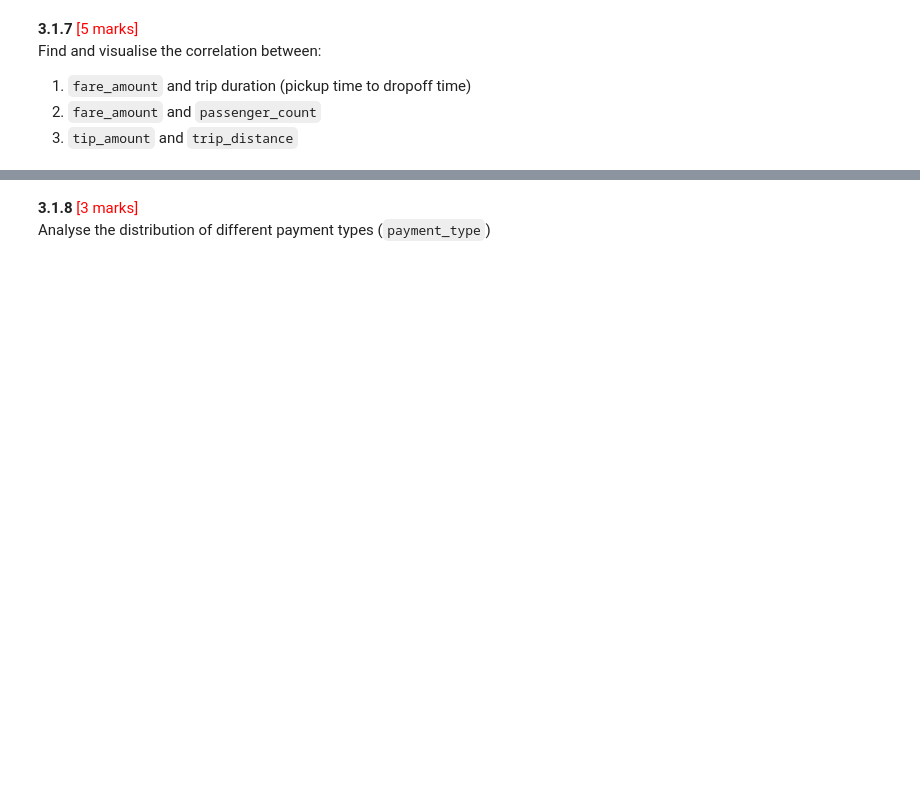
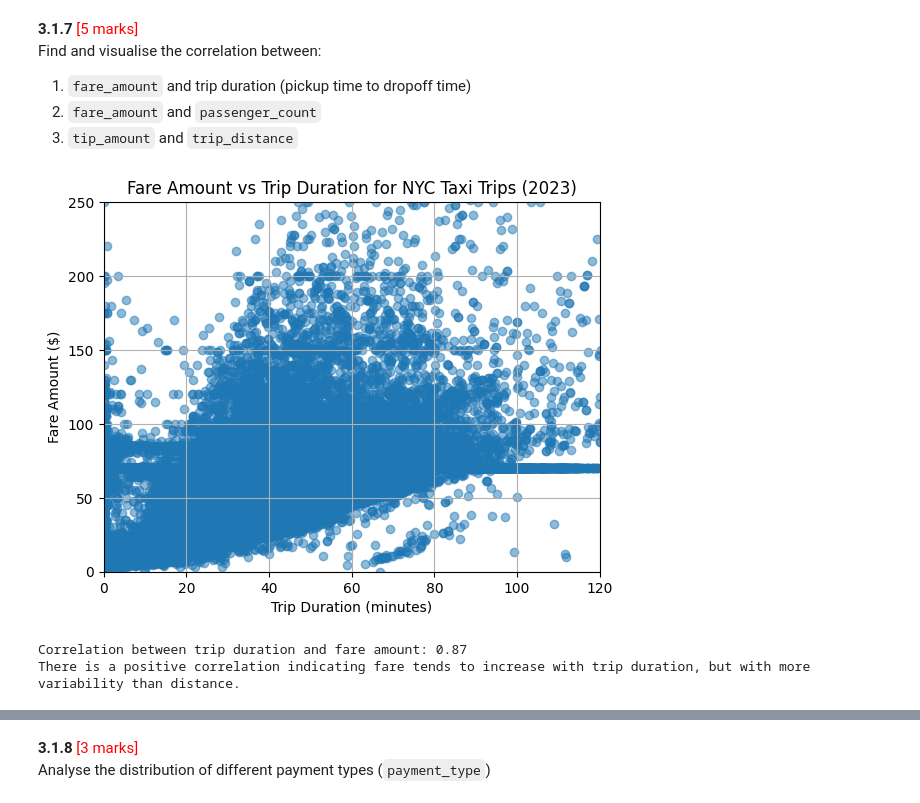
Before and after one commit to rahuljeyaraj/EDA-NYC-Taxi, a Jupyter notebook: EDA_Assg_NYC_Taxi_Starter.ipynb, the cells around one changed output, grey strips where cells are left out. Cells and saved outputs as stored; diff of their text form; code cells hidden in the pictures; blank space fills up the shorter version.

```diff
--- a/EDA_Assg_NYC_Taxi_Starter.ipynb
+++ b/EDA_Assg_NYC_Taxi_Starter.ipynb
@@ -960,0 +1065,18 @@ Find and visualise the correlation between:
+# %%
+# Show relationship between fare and trip duration
+plt.scatter(df_nz['trip_duration'], df_nz['fare_amount'], alpha=0.5)
+plt.title('Fare Amount vs Trip Duration for NYC Taxi Trips (2023)')
+plt.xlabel('Trip Duration (minutes)')
+plt.ylabel('Fare Amount ($)')
+plt.xlim(0, 120)  # Focus on trips up to 120 minutes
+plt.ylim(0, 250) # Focus on fares up to $250
+plt.grid(True)
+plt.show()
+
+corr = df_nz['trip_duration'].corr(df_nz['fare_amount'])
+print(f"Correlation between trip duration and fare amount: {corr:.2f}")
+print("There is a positive correlation indicating fare tends to increase with trip duration, but with more variability than distance.")
+# %% [output]
+[figure, added]
+Correlation between trip duration and fare amount: 0.87
+There is a positive correlation indicating fare tends to increase with trip duration, but with more variability than distance.
```
Also changed, not shown: parts of 18 cells of this notebook.
